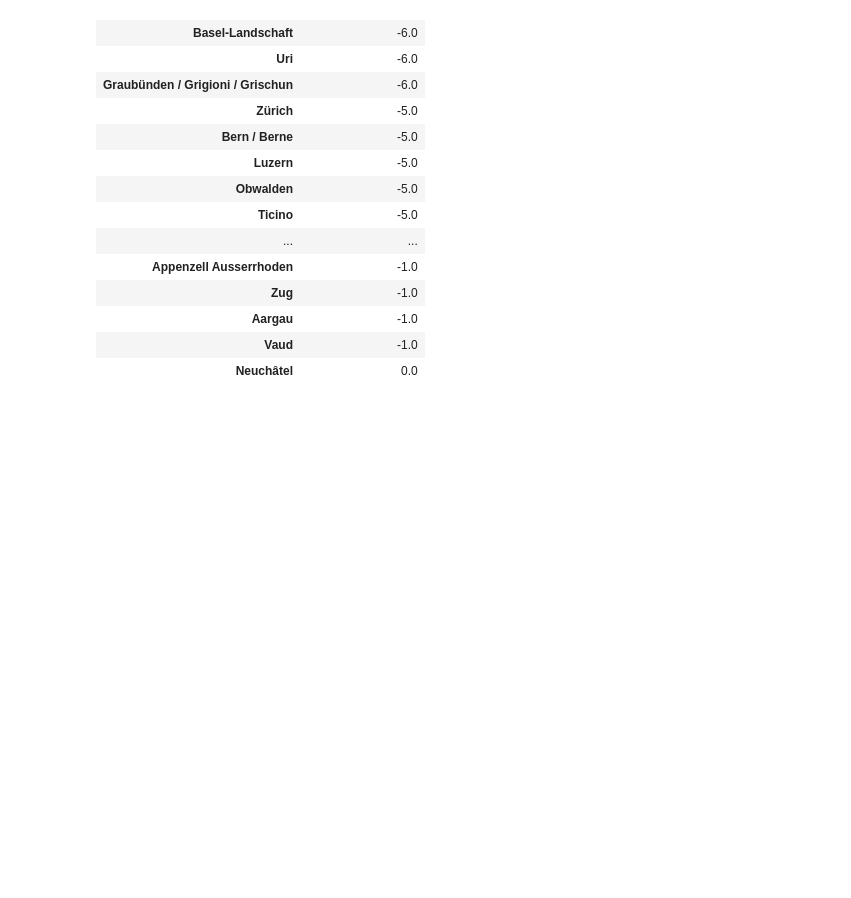
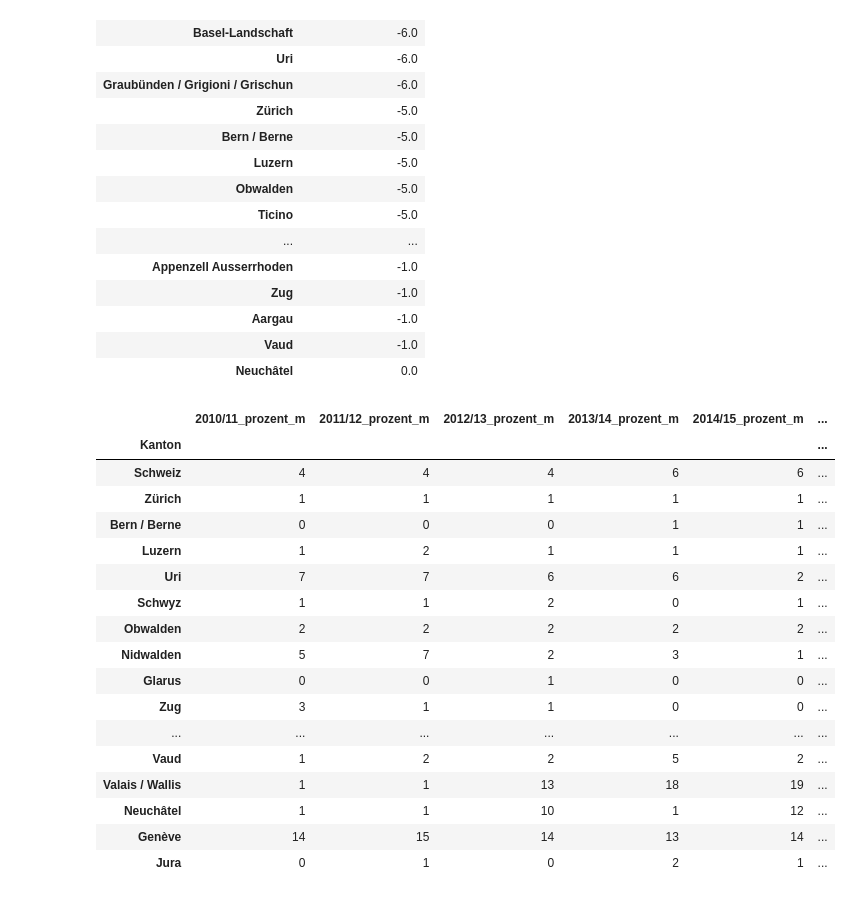
Before and after one commit to tamedia-ddj/teachers, a Jupyter notebook: 00 CH lehrer.ipynb, the cells around one changed output. Cells and saved outputs as stored; diff of their text form; code cells hidden in the pictures; blank space fills up the shorter version.

```diff
--- a/00 CH lehrer.ipynb
+++ b/00 CH lehrer.ipynb
@@ -361,3 +371,43 @@ df_temp[['2010/11_prozent_m', '2017/18_prozent_m']].diff(axis=1).sort_values(by=
 | Aargau | -1.0 |
 | Vaud | -1.0 |
 | Neuchâtel | 0.0 |
+# %%
+# Wie hat sich der Anteil der Männer auf der Primarstufe 1-2 in den letzten Jahren entwickelt?
+# Die Angaben sind in Prozenten.
+df_kantone_historisch_primarstufe = pd.DataFrame()
+for k in df['Kanton'].unique():
+    df_temp2 = pd.DataFrame()
+    for j in df['Schuljahr'].unique():
+        df_temp = df[df['Kanton'] == k]
+        df_temp = df_temp[df_temp['Bildungsstufe'].str.contains('Primarstufe 1-2')]
+        df_temp = df_temp[df_temp['Schuljahr'] == j]
+        df_temp['prozent'] = round(100 * df_temp['DATA'] / df_temp['DATA'].sum()).astype('int')
+        df_temp = df_temp[['Kanton', 'Geschlecht', 'DATA', 'prozent']].groupby(['Kanton', 'Geschlecht']).sum().unstack()
+        df_temp.columns = [j + '_nominal_w', j + '_nominal_m', j + '_prozent_w', j + '_prozent_m']
+        df_temp2 = pd.concat([df_temp2, df_temp], axis=1)
+    df_kantone_historisch_primarstufe = pd.concat([df_kantone_historisch_primarstufe, df_temp2])
+
+# Historische Entwicklung auf Kantonsebene (Prozentwerte) für die Lehrkräfte der Primarstufe.
+prozent = [x for x in df_kantone_historisch_primarstufe.columns if 'prozent' in x]
+df_temp = df_kantone_historisch_primarstufe[prozent]
+df_temp = df_temp[[x for x in df_temp.columns if '_m' in x]]
+df_temp
+# %% [output]
+|  | 2010/11_prozent_m | 2011/12_prozent_m | 2012/13_prozent_m | 2013/14_prozent_m | 2014/15_prozent_m | ... |
+| Kanton |  |  |  |  |  | ... |
+| Schweiz | 4 | 4 | 4 | 6 | 6 | ... |
+| Zürich | 1 | 1 | 1 | 1 | 1 | ... |
+| Bern / Berne | 0 | 0 | 0 | 1 | 1 | ... |
+| Luzern | 1 | 2 | 1 | 1 | 1 | ... |
+| Uri | 7 | 7 | 6 | 6 | 2 | ... |
+| Schwyz | 1 | 1 | 2 | 0 | 1 | ... |
+| Obwalden | 2 | 2 | 2 | 2 | 2 | ... |
+| Nidwalden | 5 | 7 | 2 | 3 | 1 | ... |
+| Glarus | 0 | 0 | 1 | 0 | 0 | ... |
+| Zug | 3 | 1 | 1 | 0 | 0 | ... |
+| ... | ... | ... | ... | ... | ... | ... |
+| Vaud | 1 | 2 | 2 | 5 | 2 | ... |
+| Valais / Wallis | 1 | 1 | 13 | 18 | 19 | ... |
+| Neuchâtel | 1 | 1 | 10 | 1 | 12 | ... |
+| Genève | 14 | 15 | 14 | 13 | 14 | ... |
+| Jura | 0 | 1 | 0 | 2 | 1 | ... |
```
Also changed, not shown: parts of 13 cells of this notebook.
